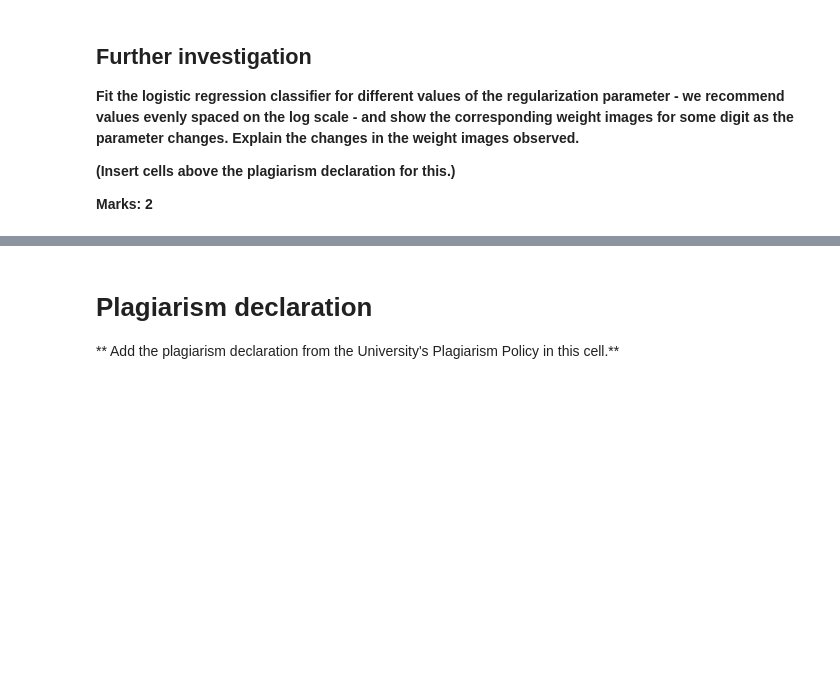
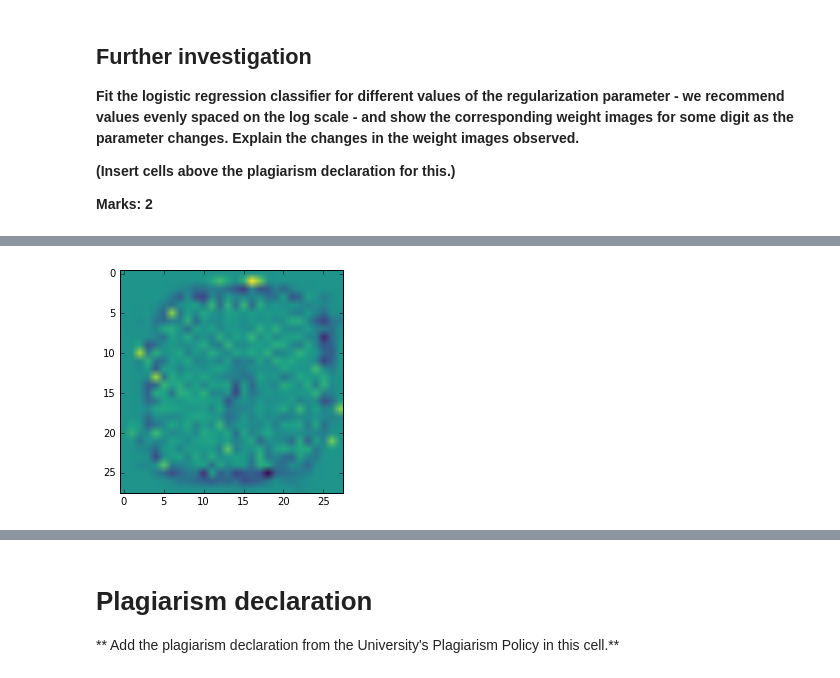
Before and after one commit to MHeymann/assign2rw315, a Jupyter notebook: assign2.ipynb, the cells around one changed output, grey strips where cells are left out. Cells and saved outputs as stored; diff of their text form; code cells hidden in the pictures; blank space fills up the shorter version.

```diff
--- a/assign2.ipynb
+++ b/assign2.ipynb
@@ -291,0 +365,4 @@ w = interact(show_weights_tensor, k =(0, 9))
+# %%
+set_regularization(3)
+# %% [output]
+[figure, added]
```
Also changed, not shown: parts of 16 cells of this notebook.
